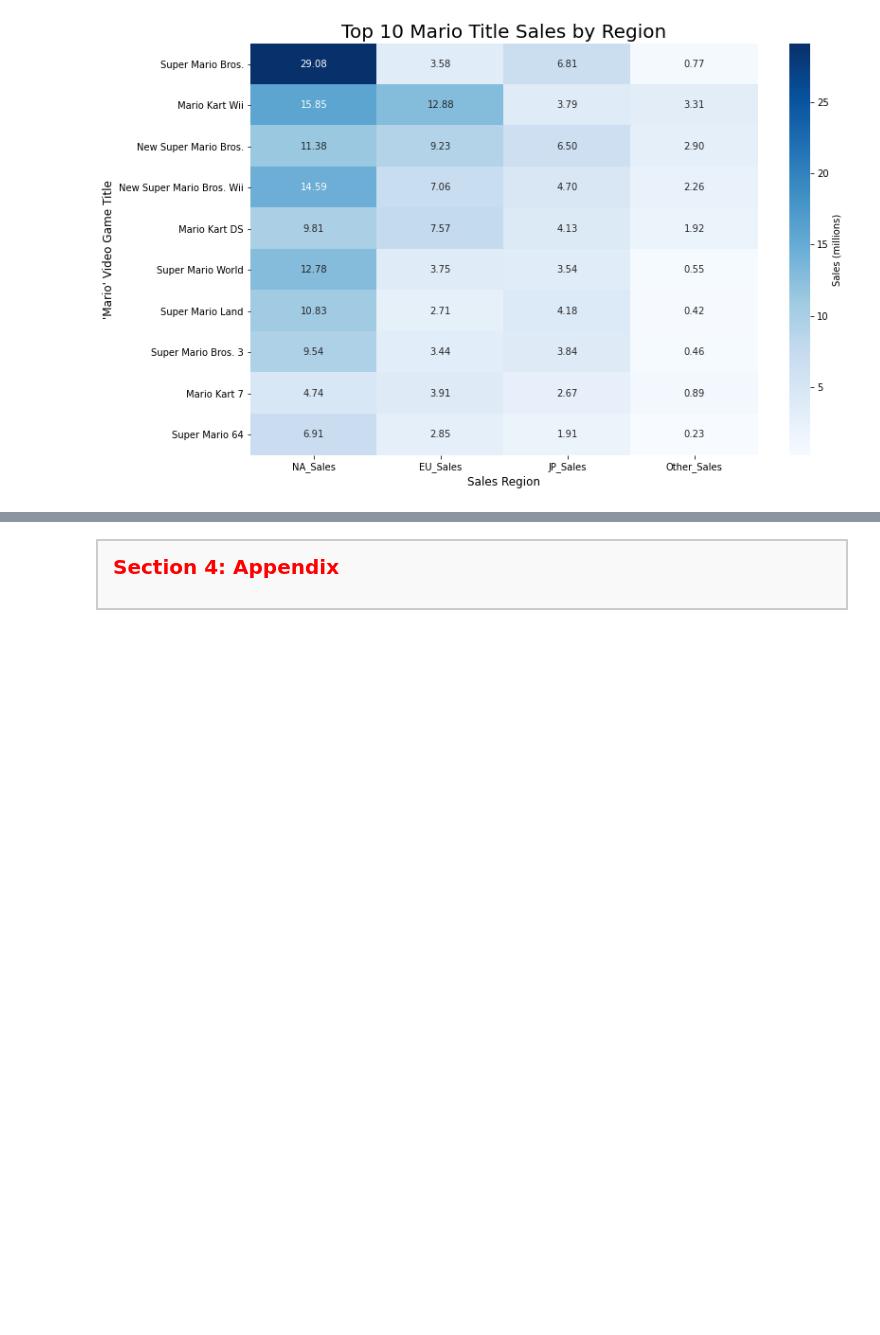
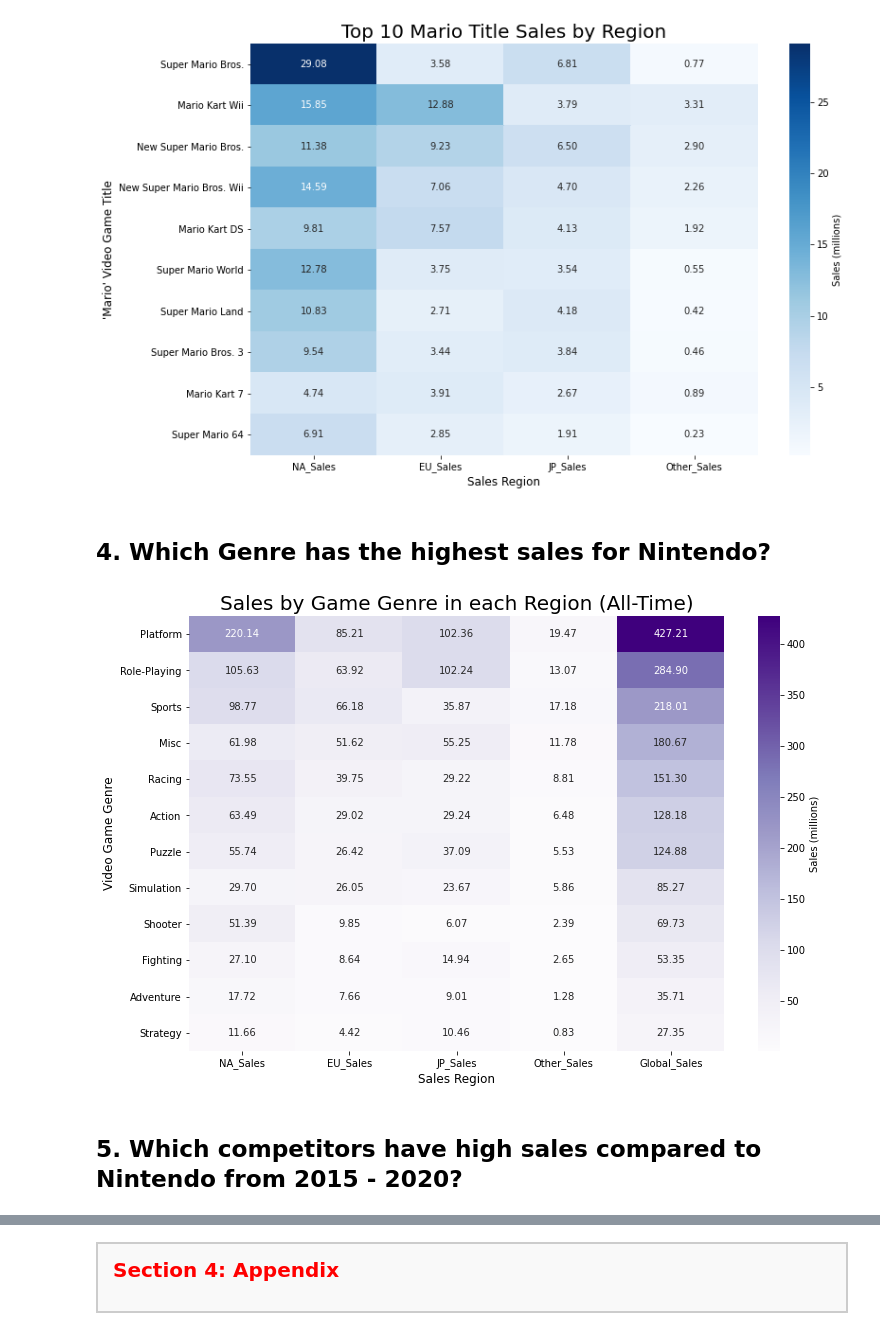
Before and after one commit to chrisheimbuch/nintendo-game-sales-eda, a Jupyter notebook: nintendo game sales eda.ipynb, the cells around one changed output, grey strips where cells are left out. Drawn from its saved outputs; the diff is of its cells as text; code cells hidden in the pictures; blank space fills up the shorter version.

```diff
--- a/nintendo game sales eda.ipynb
+++ b/nintendo game sales eda.ipynb
@@ -421,3 +446,22 @@ plt.ylabel("'Mario' Video Game Title", fontsize=12)
 plt.show()
 # %% [output]
 [figure]
+# %% [markdown]
+## 4. Which Genre has the highest sales for Nintendo?
+# %%
+#Create the variable slicing for modeling the genre's and their sales.
+Total_Genre_Sales = Genre_Sales.groupby(['Genre'], as_index=True)[['NA_Sales', 'EU_Sales', 'JP_Sales', "Other_Sales",'Global_Sales']].sum().sort_values('Global_Sales', ascending=False)
+
+#Create the heatmap.
+fig, ax = plt.subplots(figsize=(12,8))
+sns.heatmap(Total_Genre_Sales, annot=True, cmap='Purples', fmt='.2f', cbar_kws={'label': 'Sales (millions)'})
+
+#Customize the axes.
+plt.title("Sales by Game Genre in each Region (All-Time)", fontsize=20)
+plt.xlabel("Sales Region", fontsize=12)
+plt.ylabel("Video Game Genre", fontsize=12)
+plt.show()
+# %% [output]
+[figure, added]
+# %% [markdown]
+## 5. Which competitors have high sales compared to Nintendo from 2015 - 2020?
```
Also changed, not shown: parts of 20 cells of this notebook.
